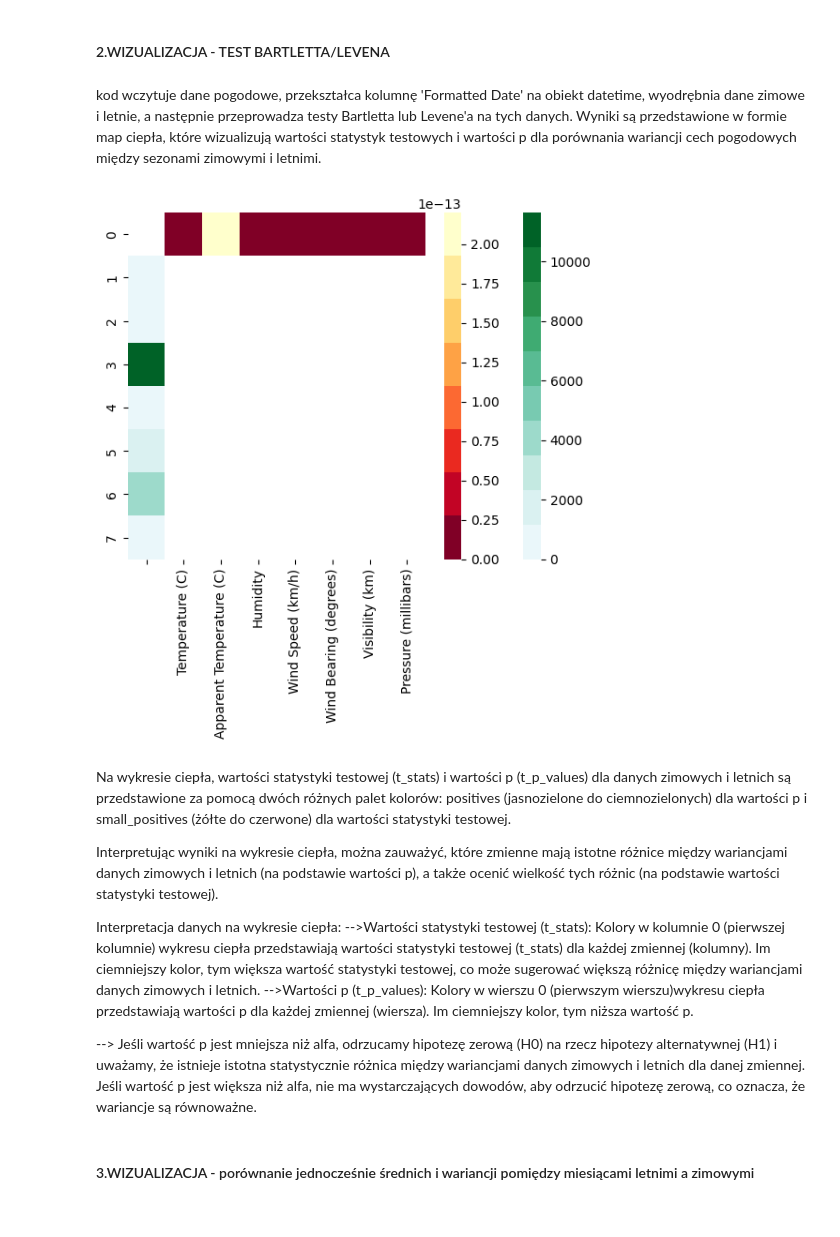
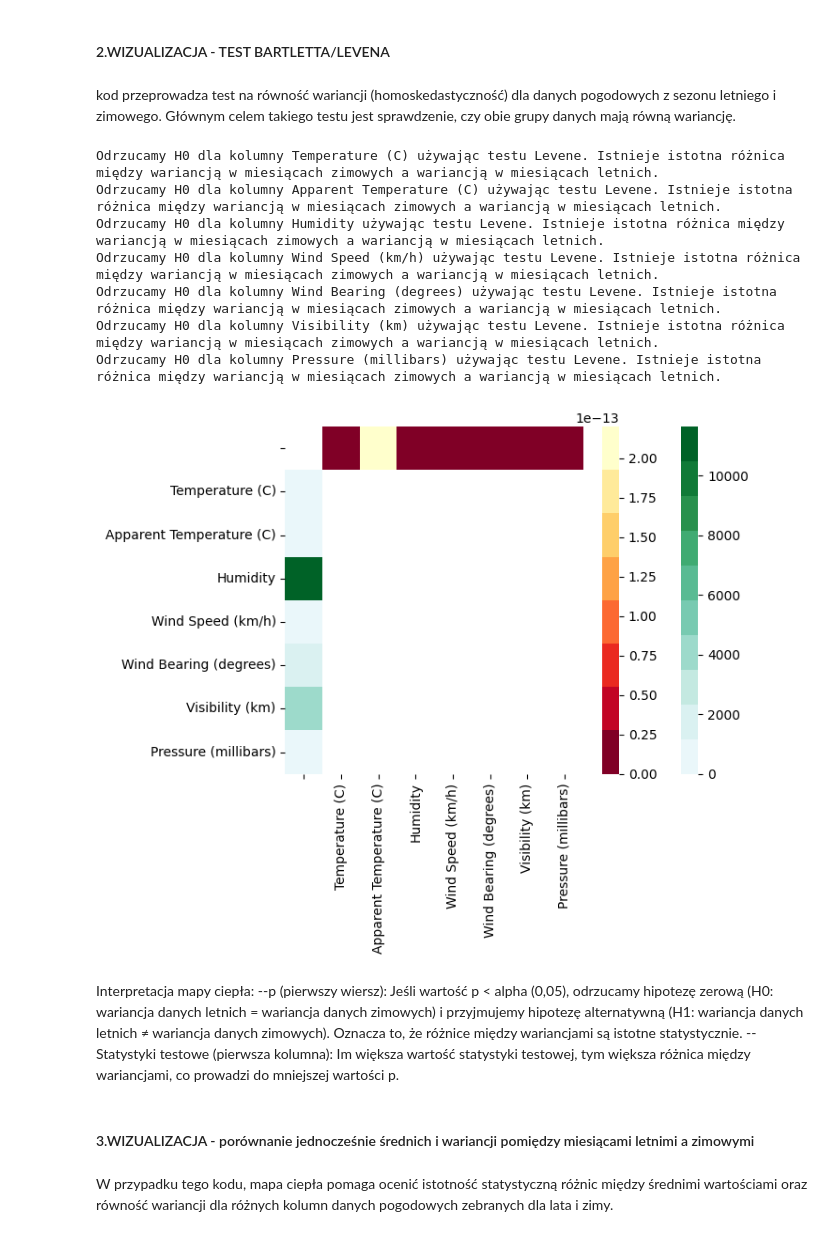
Before and after one commit to Kkilianek/ZMWD-projekt-1, a Jupyter notebook: projekt.ipynb, the cells around one changed output. Drawn from its saved outputs; the diff is of its cells as text; code cells hidden in the pictures.

Commit message:
testy+wizualizacja

```diff
--- a/projekt.ipynb
+++ b/projekt.ipynb
@@ -41,6 +41,12 @@ for column in relevant_columns:
     t_stat, t_p_value = stats.ttest_ind(first_half[column], second_half[column])
     t_stats.append(t_stat)
     t_p_values.append(t_p_value)
+    if t_p_value < 0.05:
+        print(
+            f"Odrzucamy H0 dla kolumny {column}. Średnia wartość w pierwszej połowie danych jest różna od średniej wartości w drugiej połowie.")
+    else:
+        print(
+            f"Nie ma podstaw do odrzucenia H0 dla kolumny {column}. Średnia wartość w pierwszej połowie danych jest równa średniej wartości w drugiej połowie danych.")
 
 # Create a DataFrame with t-statistics and p-values
 x = np.zeros((len(relevant_columns) + 1, len(relevant_columns) + 1))
@@ -91,6 +107,13 @@ for column in relevant_columns:
     t_stat, t_p_value = stats.ttest_ind(winter_data[column], summer_data[column].mean())
     t_stats.append(t_stat)
     t_p_values.append(t_p_value)
+    if t_p_value < 0.05:
+        print(
+            f"Odrzucamy H0 dla kolumny {column}. Średnia wartość w miesiącach zimowych jest różna od średniej wartości w miesiącach letnicj.")
+    else:
+        print(
+            f"Nie ma podstaw do odrzucenia H0 dla kolumny {column}. Średnia wartość w miesiącach zimowych jest równa średniej wartości w miesiącach letnich")
+
 
 # Create a DataFrame with t-statistics and p-values
 x = np.zeros((len(relevant_columns) + 1, len(relevant_columns) + 1))
@@ -120,8 +155,8 @@ plt.show()
 t_p_mean=t_p_values.copy()
 # %% [markdown]
 #### 2.WIZUALIZACJA - TEST BARTLETTA/LEVENA
-# %% [markdown]
-kod wczytuje dane pogodowe, przekształca kolumnę 'Formatted Date' na obiekt datetime, wyodrębnia dane zimowe i letnie, a następnie przeprowadza testy Bartletta lub Levene'a na tych danych. Wyniki są przedstawione w formie map ciepła, które wizualizują wartości statystyk testowych i wartości p dla porównania wariancji cech pogodowych między sezonami zimowymi i letnimi.
+# %% [markdown]
+kod przeprowadza test na równość wariancji (homoskedastyczność) dla danych pogodowych z sezonu letniego i zimowego. Głównym celem takiego testu jest sprawdzenie, czy obie grupy danych mają równą wariancję.
 # %%
 winter_data = data[data['Month'].isin([12, 1, 2])]
 summer_data = data[data['Month'].isin([6, 7, 8])]
@@ -151,52 +186,61 @@ for column in columns_to_test:
 
     t_stats.append(stat)
     t_p_values.append(p_value)
+    if p_value < 0.05:
+        print(
+            f"Odrzucamy H0 dla kolumny {column} używając testu {test_name}. Istnieje istotna różnica między wariancją w miesiącach zimowych a wariancją w miesiącach letnich.")
+    else:
+        print(
+            f"Nie ma podstaw do odrzucenia H0 dla kolumny {column} na podstawie testu {test_name}. Nie ma istotnej różnicy między wariancją w miesiącach zimowych a wariancją w miesiącach letnich.")
 
 t_stats = np.array(t_stats).reshape(1, -1)
 t_p_values = np.array(t_p_values).reshape(-1, 1)
 
 x = np.zeros((len(columns_to_test) + 1, len(columns_to_test) + 1))
 x[0, 1:] = t_p_values.T
 x[1:, 0] = t_stats
 x[1:, 1:] = np.nan
 
-df = pd.DataFrame(x)
-column_names = [''] + columns_to_test
-df.columns = column_names
+df = pd.DataFrame(x, columns=[''] + relevant_columns, index=[''] + relevant_columns)
+# column_names = [''] + columns_to_test
+# df.columns = column_names
 
 df1_new = df.copy()
 df1_new.iloc[0, 1:] = False
 df1_new.iloc[1:, 0] = True
 df1_new.iloc[1:, 1:] = True
 df1_new.iloc[0,0]=True
 
 df2_new = df.copy()
 df2_new.iloc[0, 1:] = True
 df2_new.iloc[1:, 0] = False
 df2_new.iloc[1:, 1:] = True
 df2_new.iloc[0,0]=True
 
 positives = sns.color_palette("BuGn", 10)
 small_positives = plt.get_cmap('YlOrRd', 8).reversed()
 
 sns.heatmap(data=df, mask=(df2_new), cmap=positives, vmin=0, vmax=11640)
 sns.heatmap(data=df, mask=(df1_new), cmap=small_positives, vmin=0, vmax=2.199094977667925e-13)
 
 plt.show()
 # %% [output]
+Odrzucamy H0 dla kolumny Temperature (C) używając testu Levene. Istnieje istotna różnica między wariancją w miesiącach zimowych a wariancją w miesiącach letnich.
+Odrzucamy H0 dla kolumny Apparent Temperature (C) używając testu Levene. Istnieje istotna różnica między wariancją w miesiącach zimowych a wariancją w miesiącach letnich.
+Odrzucamy H0 dla kolumny Humidity używając testu Levene. Istnieje istotna różnica między wariancją w miesiącach zimowych a wariancją w miesiącach letnich.
+Odrzucamy H0 dla kolumny Wind Speed (km/h) używając testu Levene. Istnieje istotna różnica między wariancją w miesiącach zimowych a wariancją w miesiącach letnich.
+Odrzucamy H0 dla kolumny Wind Bearing (degrees) używając testu Levene. Istnieje istotna różnica między wariancją w miesiącach zimowych a wariancją w miesiącach letnich.
+Odrzucamy H0 dla kolumny Visibility (km) używając testu Levene. Istnieje istotna różnica między wariancją w miesiącach zimowych a wariancją w miesiącach letnich.
+Odrzucamy H0 dla kolumny Pressure (millibars) używając testu Levene. Istnieje istotna różnica między wariancją w miesiącach zimowych a wariancją w miesiącach letnich.
-[figure, old version]
+[figure, new version]
-# %% [markdown]
-Na wykresie ciepła, wartości statystyki testowej (t_stats) i wartości p (t_p_values) dla danych zimowych i letnich są przedstawione za pomocą dwóch różnych palet kolorów: positives (jasnozielone do ciemnozielonych) dla wartości p i small_positives (żółte do czerwone) dla wartości statystyki testowej.
-
-Interpretując wyniki na wykresie ciepła, można zauważyć, które zmienne mają istotne różnice między wariancjami danych zimowych i letnich (na podstawie wartości p), a także ocenić wielkość tych różnic (na podstawie wartości statystyki testowej).
-
-Interpretacja danych na wykresie ciepła:
--->Wartości statystyki testowej (t_stats): Kolory w kolumnie 0 (pierwszej kolumnie) wykresu ciepła przedstawiają wartości statystyki testowej (t_stats) dla każdej zmiennej (kolumny). Im ciemniejszy kolor, tym większa wartość statystyki testowej, co może sugerować większą różnicę między wariancjami danych zimowych i letnich.
--->Wartości p (t_p_values):  Kolory w wierszu 0 (pierwszym wierszu)wykresu ciepła przedstawiają wartości p dla każdej zmiennej (wiersza). Im ciemniejszy kolor, tym niższa wartość p.
-
---> Jeśli wartość p jest mniejsza niż alfa, odrzucamy hipotezę zerową (H0) na rzecz hipotezy alternatywnej (H1) i uważamy, że istnieje istotna statystycznie różnica między wariancjami danych zimowych i letnich dla danej zmiennej. Jeśli wartość p jest większa niż alfa, nie ma wystarczających dowodów, aby odrzucić hipotezę zerową, co oznacza, że wariancje są równoważne.
+# %% [markdown]
+Interpretacja mapy ciepła:
+--p (pierwszy wiersz): Jeśli wartość p < alpha (0,05), odrzucamy hipotezę zerową (H0: wariancja danych letnich = wariancja danych zimowych) i przyjmujemy hipotezę alternatywną (H1: wariancja danych letnich ≠ wariancja danych zimowych). Oznacza to, że różnice między wariancjami są istotne statystycznie.
+--Statystyki testowe (pierwsza kolumna): Im większa wartość statystyki testowej, tym większa różnica między wariancjami, co prowadzi do mniejszej wartości p.
 # %% [markdown]
 #### 3.WIZUALIZACJA  - porównanie jednocześnie średnich i wariancji pomiędzy miesiącami letnimi a zimowymi
+# %% [markdown]
+W przypadku tego kodu, mapa ciepła pomaga ocenić istotność statystyczną różnic między średnimi wartościami oraz równość wariancji dla różnych kolumn danych pogodowych zebranych dla lata i zimy.
 # %%
 t_p_val = t_p_values.reshape(7)
 x = np.zeros((len(columns_to_test) + 1, len(columns_to_test) + 1))
```
Also changed, not shown: parts of 12 cells of this notebook.
